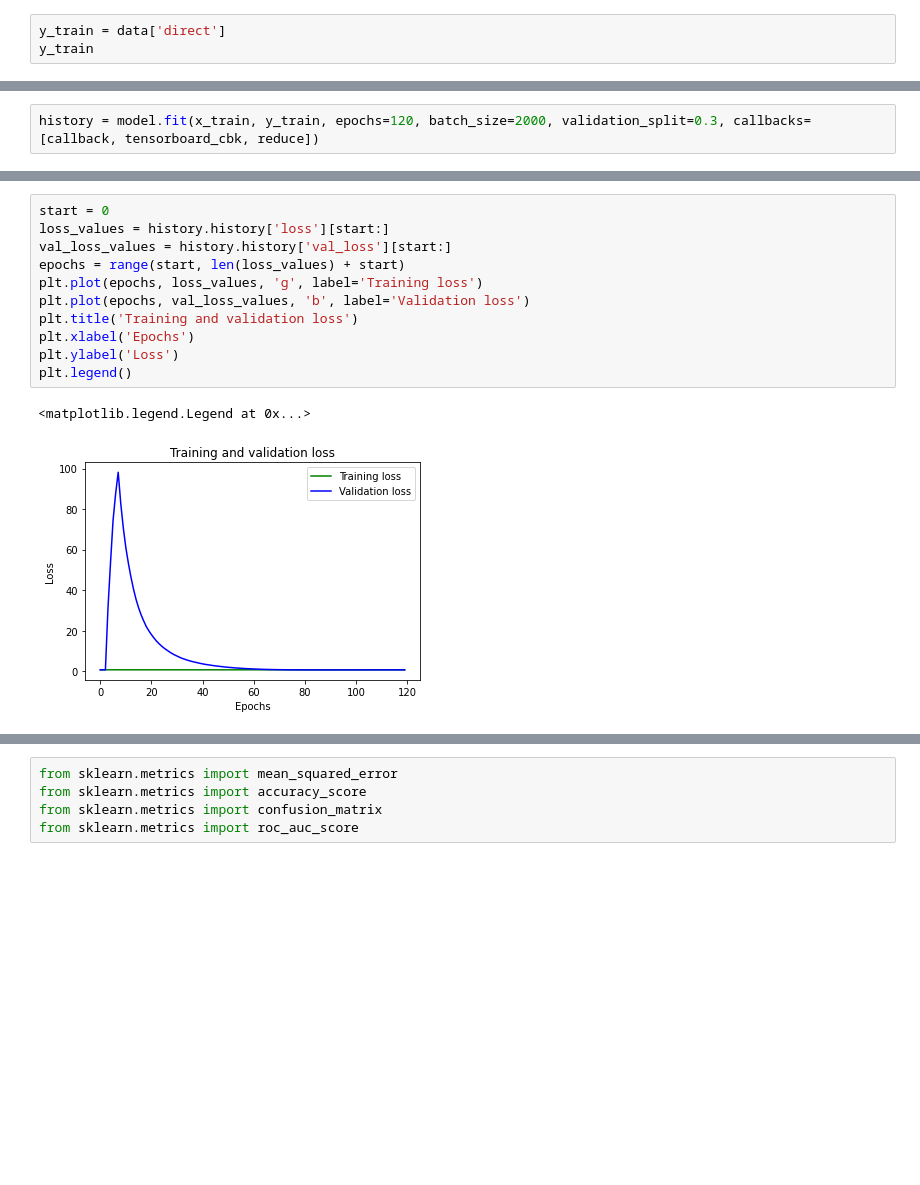
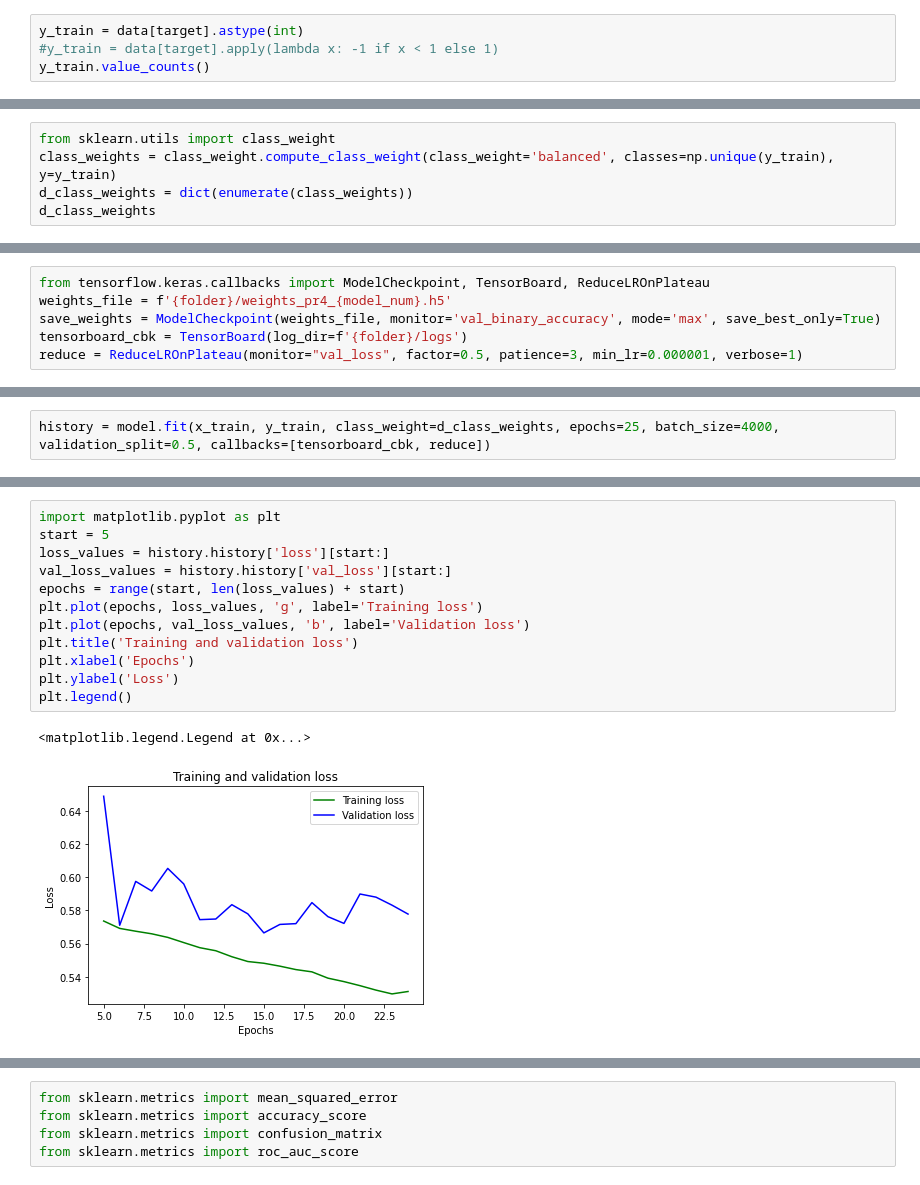
Before and after one commit to MasterElp/project1, a Jupyter notebook: 8_fit_predict.ipynb, the cells around one changed output, grey strips where cells are left out. Cells and saved outputs as stored; diff of their text form; blank space fills up the shorter version.

```diff
--- a/8_fit_predict.ipynb
+++ b/8_fit_predict.ipynb
@@ -63,4 +109,5 @@ array([[ 1.4094940e-01,  6.0760103e-02,  1.5326059e-01, ...,
 # %%
-y_train = data['direct']
-y_train
+y_train = data[target].astype(int)
+#y_train = data[target].apply(lambda x: -1 if x < 1 else 1)
+y_train.value_counts()
 # %% [output]
@@ -78,0 +125,5 @@ Name: direct, Length: 9990, dtype: int64
+# %%
+from sklearn.utils import class_weight
+class_weights = class_weight.compute_class_weight(class_weight='balanced', classes=np.unique(y_train), y=y_train)
+d_class_weights = dict(enumerate(class_weights))
+d_class_weights
@@ -157 +169,7 @@ model.compile(optimizer='adam', loss='binary_crossentropy', metrics=['binary_acc
+# %%
+from tensorflow.keras.callbacks import ModelCheckpoint, TensorBoard, ReduceLROnPlateau
+weights_file = f'{folder}/weights_pr4_{model_num}.h5'
+save_weights = ModelCheckpoint(weights_file, monitor='val_binary_accuracy', mode='max', save_best_only=True)
+tensorboard_cbk = TensorBoard(log_dir=f'{folder}/logs')
+reduce = ReduceLROnPlateau(monitor="val_loss", factor=0.5, patience=3, min_lr=0.000001, verbose=1)
 # %%
@@ -163,3 +181,3 @@ with open(json_file, 'w') as file:
 # %%
-history = model.fit(x_train, y_train, epochs=120, batch_size=2000, validation_split=0.3, callbacks=[callback, tensorboard_cbk, reduce])
+history = model.fit(x_train, y_train, class_weight=d_class_weights, epochs=25, batch_size=4000, validation_split=0.5, callbacks=[tensorboard_cbk, reduce])
 # %% [output]
@@ -183,17 +201,18 @@ Epoch 120/120
 # %%
-start = 0
+import matplotlib.pyplot as plt
+start = 5
 loss_values = history.history['loss'][start:]
 val_loss_values = history.history['val_loss'][start:]
 epochs = range(start, len(loss_values) + start)
 plt.plot(epochs, loss_values, 'g', label='Training loss')
 plt.plot(epochs, val_loss_values, 'b', label='Validation loss')
 plt.title('Training and validation loss')
 plt.xlabel('Epochs')
 plt.ylabel('Loss')
 plt.legend()
 # %% [output]
 <matplotlib.legend.Legend at 0x...>
-[figure, old version]
+[figure, new version]
 # %%
 plt.clf()
 acc_values = history.history['binary_accuracy']
```
Also changed, not shown: parts of 43 cells of this notebook, 52 other files.
